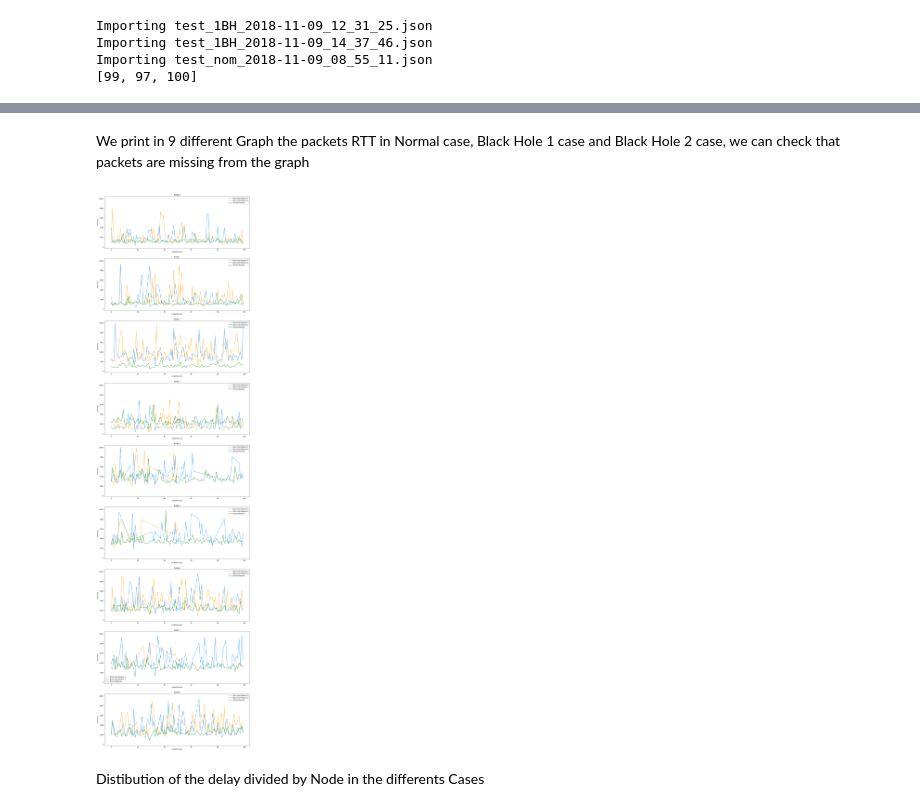
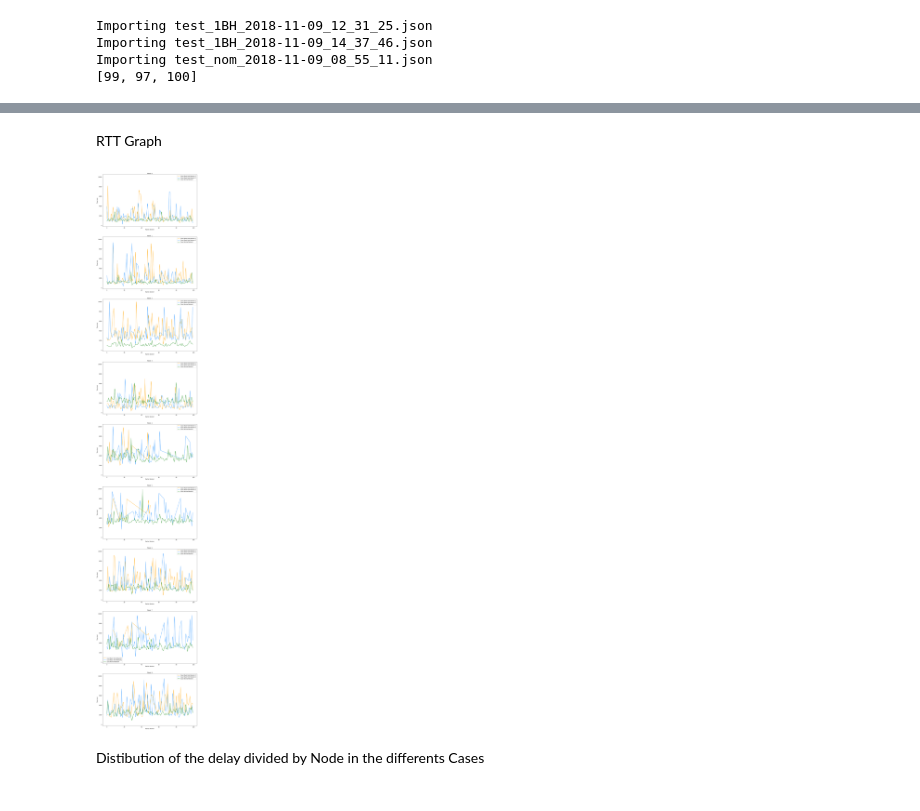
Before and after one commit to ichatz/iot-netprofiler, a Jupyter notebook: cooja-9nodes/Analysis Cooja.ipynb, the cells around one changed output, grey strips where cells are left out. Saved outputs shown, nothing was run; the diff lists cells and outputs as text; code cells hidden in the pictures.

```diff
--- a/cooja-9nodes/Analysis Cooja.ipynb
+++ b/cooja-9nodes/Analysis Cooja.ipynb
@@ -54,18 +43,19 @@ pprint((data[0][0].pkts.head()))
-# %% [markdown]
-We print in 9 different Graph the packets RTT in Normal case, Black Hole 1 case and Black Hole 2 case, we can check that packets are missing from the graph
+# %% [markdown]
+RTT Graph
 # %%
-range(len(data))
-fig, axs= plt.subplots(9,1, figsize=(18,70),sharey=True, )
+#It will be necessary when adding more Cases
+fig, axs= plt.subplots(len(data[0]),1, figsize=(15,90),sharey=True, )
 for i in range(len(data)):
     for j in range(len(data[i])):
-        axs[j].plot(data[i][j].pkts["pkt"],data[i][j].pkts["rtt"],label=cases[i],color=colors[i]   )
+        axs[j].plot(data[i][j].pkts["pkt"],data[i][j].pkts["rtt"],label="Case " +str(cases[i]),color=colors[i]   )
         axs[j].set_title("Node "+ str(j))
         axs[j].set_xlabel("Packet Number")
         axs[j].set_ylabel("Time (ms)")
         axs[j].legend()
+
 plt.show()
 # %% [output]
-[figure, old version]
+[figure, new version]
 # %% [markdown]
 Distibution of the delay divided by Node in the differents Cases
 # %%
```
Also changed, not shown: parts of 14 cells of this notebook.
